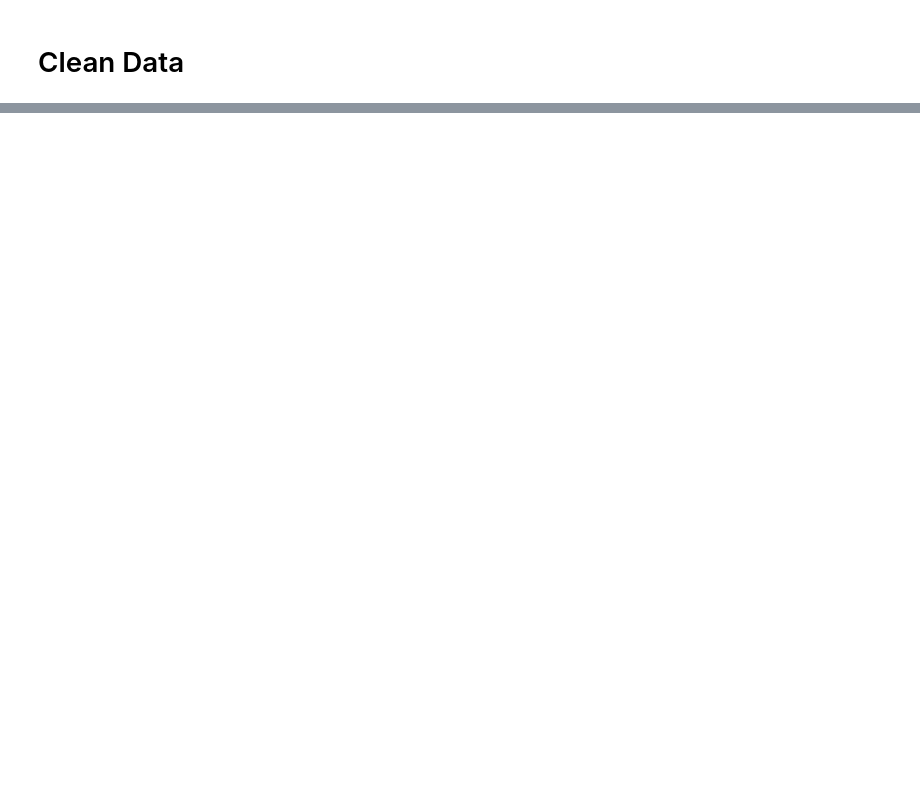
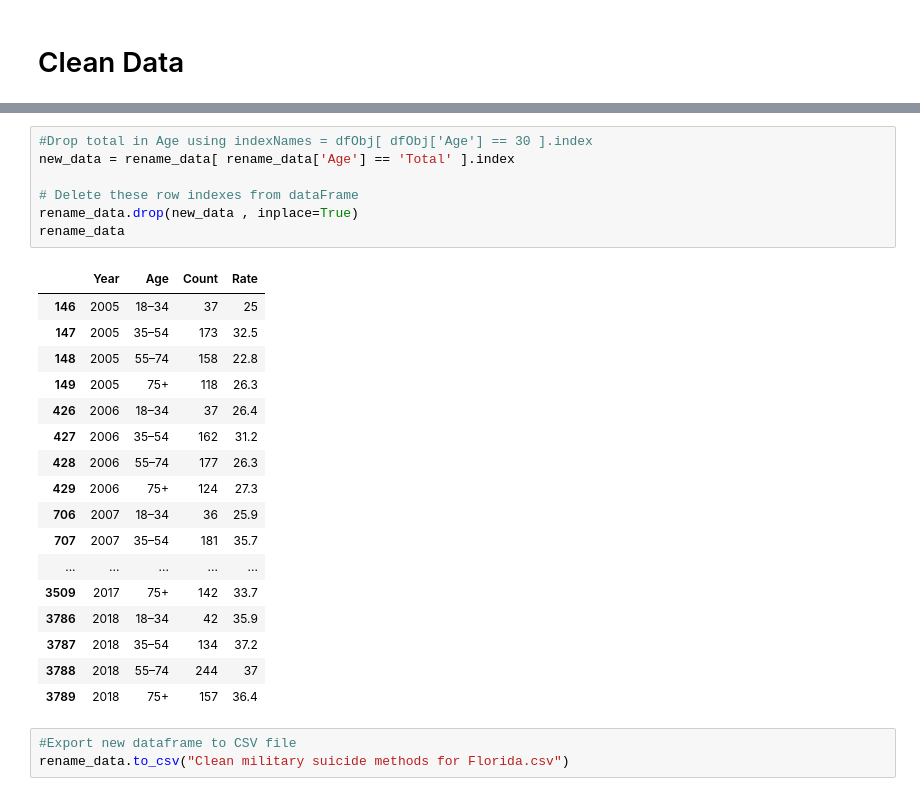
Before and after one commit to j89livingston/FSPC_Dashboard, a Jupyter notebook: Resources/Military Suicide Data/military suicides by age.ipynb, the cells around one changed output, grey strips where cells are left out. Drawn from its saved outputs; the diff is of its cells as text; blank space fills up the shorter version.

```diff
--- a/Resources/Military Suicide Data/military suicides by age.ipynb
+++ b/Resources/Military Suicide Data/military suicides by age.ipynb
@@ -97,0 +104,28 @@ rename_data
+# %%
+#Drop total in Age using indexNames = dfObj[ dfObj['Age'] == 30 ].index
+new_data = rename_data[ rename_data['Age'] == 'Total' ].index
+
+# Delete these row indexes from dataFrame
+rename_data.drop(new_data , inplace=True)
+rename_data
+# %% [output]
+|  | Year | Age | Count | Rate |
+| 146 | 2005 | 18–34 | 37 | 25 |
+| 147 | 2005 | 35–54 | 173 | 32.5 |
+| 148 | 2005 | 55–74 | 158 | 22.8 |
+| 149 | 2005 | 75+ | 118 | 26.3 |
+| 426 | 2006 | 18–34 | 37 | 26.4 |
+| 427 | 2006 | 35–54 | 162 | 31.2 |
+| 428 | 2006 | 55–74 | 177 | 26.3 |
+| 429 | 2006 | 75+ | 124 | 27.3 |
+| 706 | 2007 | 18–34 | 36 | 25.9 |
+| 707 | 2007 | 35–54 | 181 | 35.7 |
+| ... | ... | ... | ... | ... |
+| 3509 | 2017 | 75+ | 142 | 33.7 |
+| 3786 | 2018 | 18–34 | 42 | 35.9 |
+| 3787 | 2018 | 35–54 | 134 | 37.2 |
+| 3788 | 2018 | 55–74 | 244 | 37 |
+| 3789 | 2018 | 75+ | 157 | 36.4 |
+# %%
+#Export new dataframe to CSV file
+rename_data.to_csv("Clean military suicide methods for Florida.csv")
```
Also changed, not shown: parts of 7 cells of this notebook, 2 other files.
